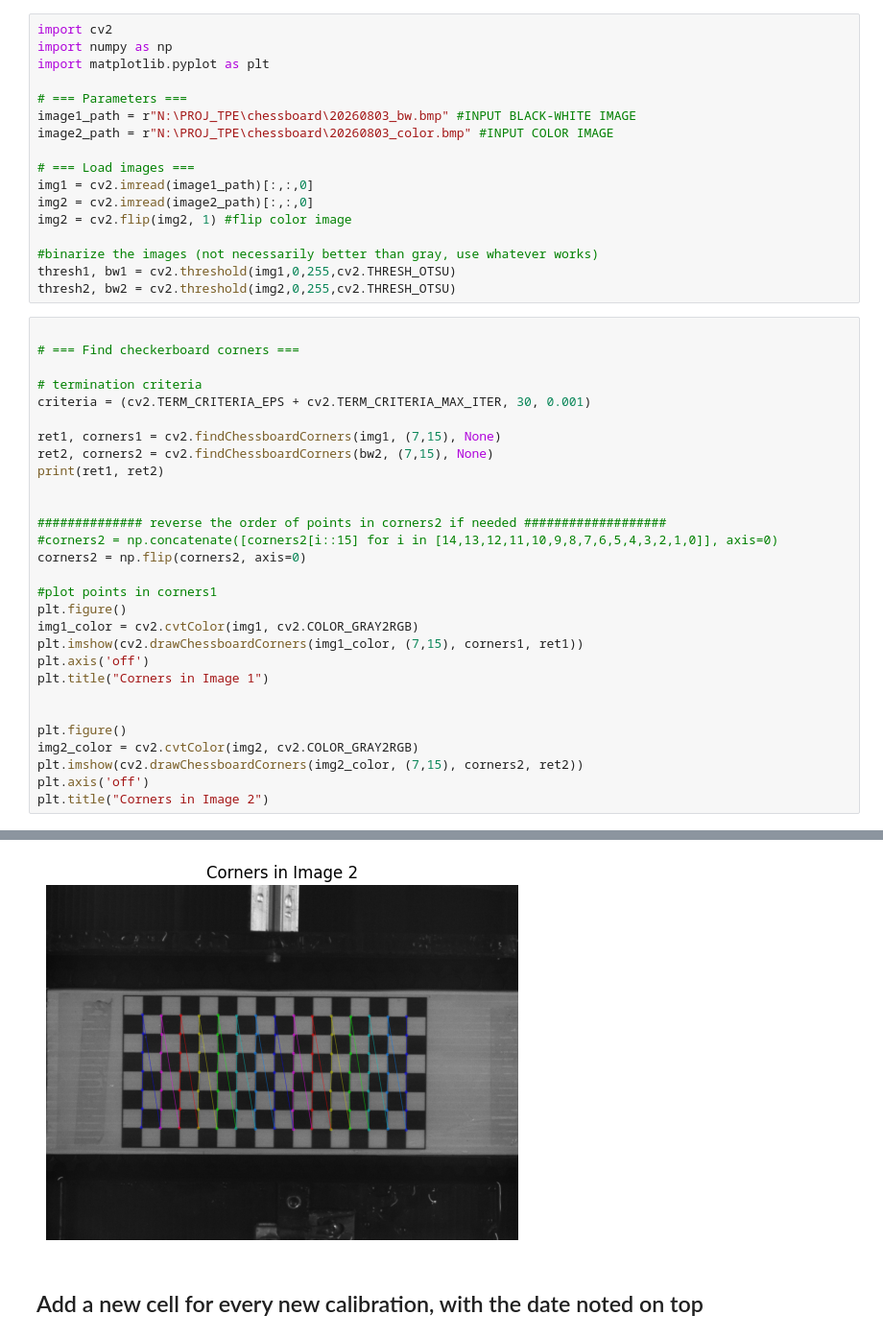
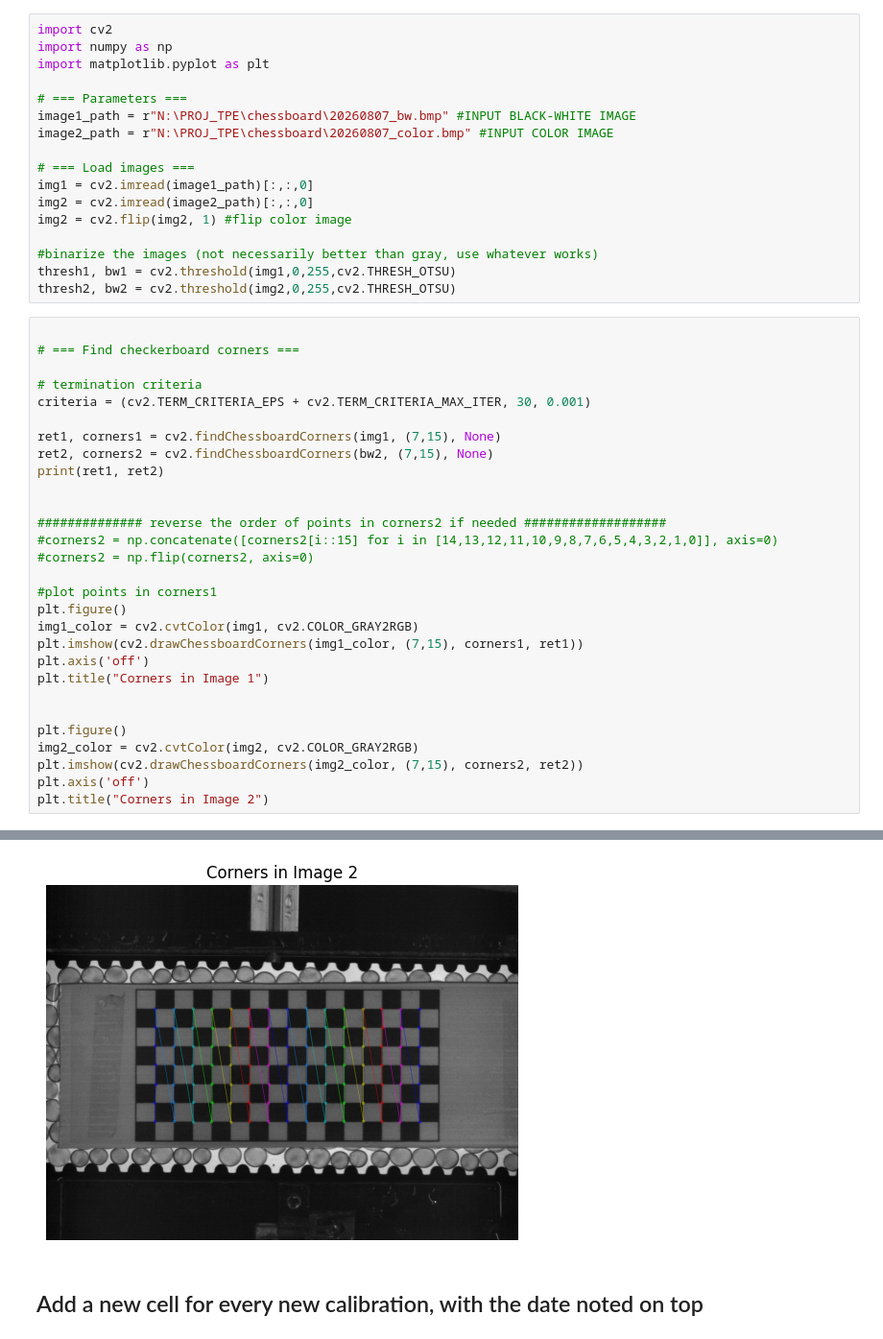
Before and after one commit to jctsaigroup/TPE-Disk-Image-Processing, a Jupyter notebook: TPE_2cam_calib.ipynb, the cells around one changed output, grey strips where cells are left out. Shown at 96% size. Cells and saved outputs as stored; diff of their text form.

```diff
--- a/TPE_2cam_calib.ipynb
+++ b/TPE_2cam_calib.ipynb
@@ -4,8 +4,8 @@ import numpy as np
 import matplotlib.pyplot as plt
 
 # === Parameters ===
-image1_path = r"N:\PROJ_TPE\chessboard\20260803_bw.bmp" #INPUT BLACK-WHITE IMAGE
-image2_path = r"N:\PROJ_TPE\chessboard\20260803_color.bmp" #INPUT COLOR IMAGE
+image1_path = r"N:\PROJ_TPE\chessboard\20260807_bw.bmp" #INPUT BLACK-WHITE IMAGE
+image2_path = r"N:\PROJ_TPE\chessboard\20260807_color.bmp" #INPUT COLOR IMAGE
 
 # === Load images ===
 img1 = cv2.imread(image1_path)[:,:,0]
@@ -29,7 +29,7 @@ print(ret1, ret2)
 
 ############## reverse the order of points in corners2 if needed ###################
 #corners2 = np.concatenate([corners2[i::15] for i in [14,13,12,11,10,9,8,7,6,5,4,3,2,1,0]], axis=0)
-corners2 = np.flip(corners2, axis=0)
+#corners2 = np.flip(corners2, axis=0)
 
 #plot points in corners1
 plt.figure()
@@ -51,3 +51,3 @@ Text(0.5, 1.0, 'Corners in Image 2')
-[figure, old version]
+[figure, new version]
 # %% [markdown]
 ## Add a new cell for every new calibration, with the date noted on top
```
Also changed, not shown: parts of 3 cells of this notebook, 24 other files.
